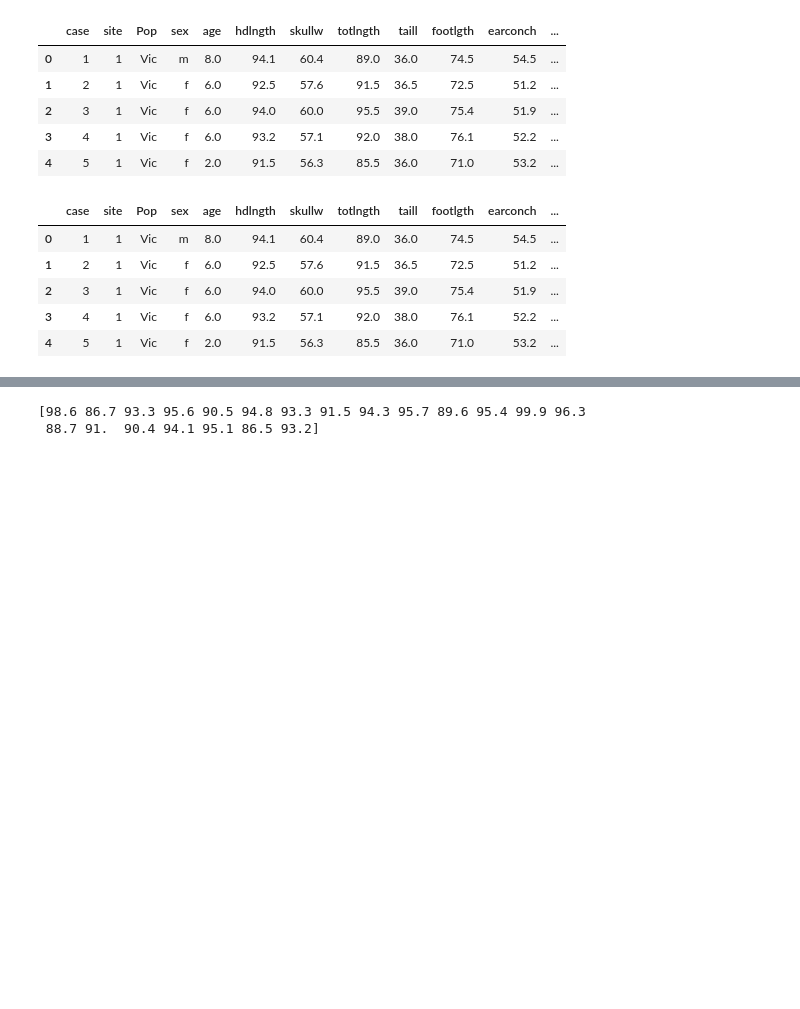
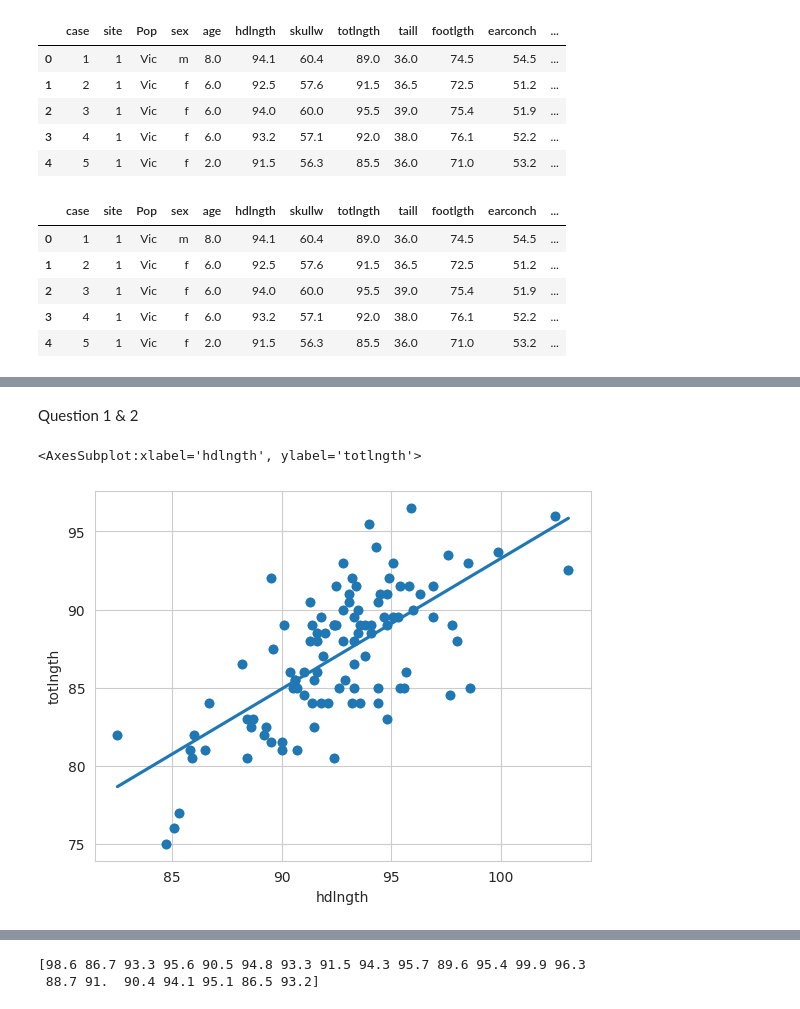
Before and after one commit to huynhand/Homework2, a Jupyter notebook: notebook/example.ipynb, the cells around one changed output, grey strips where cells are left out. Drawn from its saved outputs; the diff is of its cells as text; code cells hidden in the pictures; blank space fills up the shorter version.

```diff
--- a/notebook/example.ipynb
+++ b/notebook/example.ipynb
@@ -60,0 +61,8 @@ sns.pairplot(df,hue="hdlngth",height=1)
+# %% [markdown]
+Question 1 & 2
+# %%
+plt.scatter(df['hdlngth'], df['totlngth'])
+sns.regplot(df['hdlngth'], df['totlngth'], ci=None)
+# %% [output]
+<AxesSubplot:xlabel='hdlngth', ylabel='totlngth'>
+[figure, added]
```
Also changed, not shown: parts of 34 cells of this notebook.
